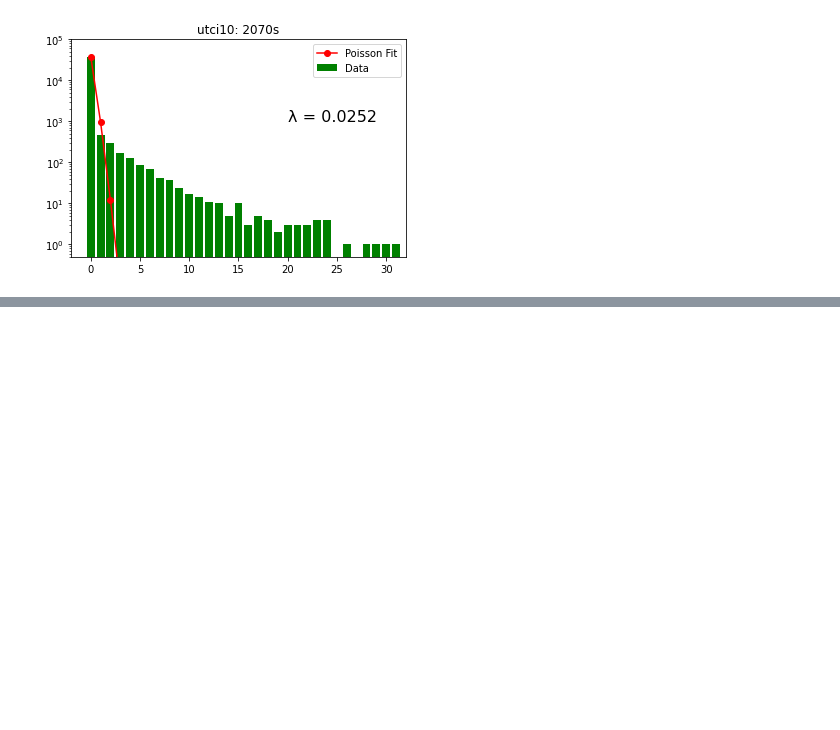
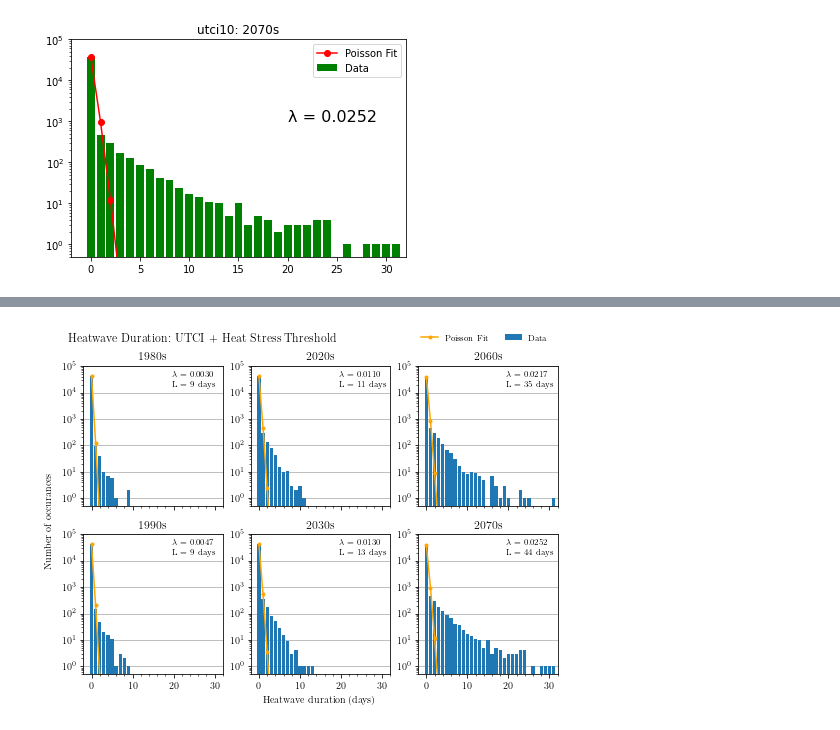
Before and after one commit to kaedonkers/ukcp_heatwave_analysis, a Jupyter notebook: 2.poisson_fit_plots.ipynb, the cells around one changed output, grey strips where cells are left out. Cells and saved outputs as stored; diff of their text form; code cells hidden in the pictures; blank space fills up the shorter version.

```diff
--- a/2.poisson_fit_plots.ipynb
+++ b/2.poisson_fit_plots.ipynb
@@ -376,0 +352,4 @@ def longest_hw(df):
+# %%
+decade_plot(u10hw, fname='u10_poisson', title='Heatwave Duration: UTCI + Heat Stress Threshold')
+# %% [output]
+[figure, added]
```
Also changed, not shown: parts of 11 cells of this notebook.
